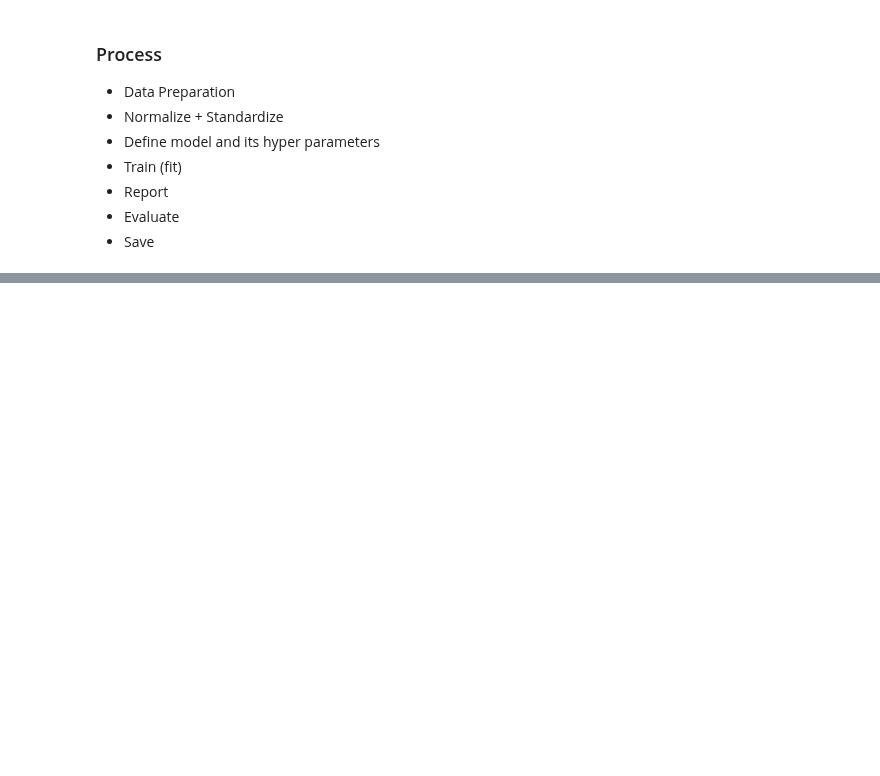
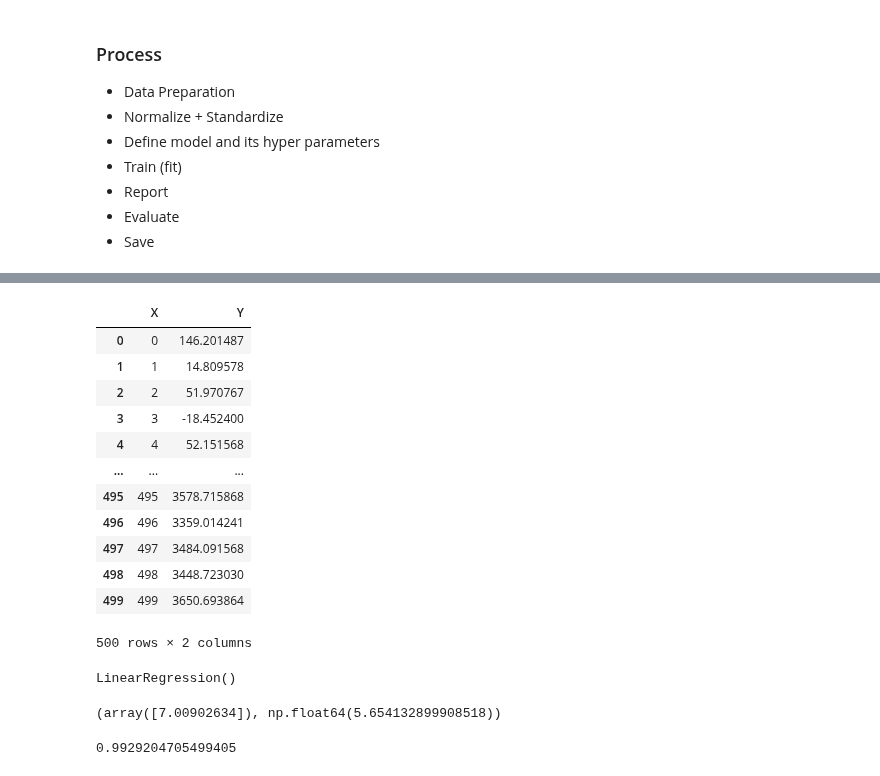
Before and after one commit to TahaT80/AI, a Jupyter notebook: part4_Machine Learning/main.ipynb, the cells around one changed output, grey strips where cells are left out. Cells and saved outputs as stored; diff of their text form; code cells hidden in the pictures; blank space fills up the shorter version.

```diff
--- a/part4_Machine Learning/main.ipynb
+++ b/part4_Machine Learning/main.ipynb
@@ -130,0 +178,16 @@ from sklearn.linear_model import  LinearRegression
+# %%
+pd.DataFrame({'X' :x,"Y":y})
+# %% [output]
+|  | X | Y |
+| 0 | 0 | 146.201487 |
+| 1 | 1 | 14.809578 |
+| 2 | 2 | 51.970767 |
+| 3 | 3 | -18.452400 |
+| 4 | 4 | 52.151568 |
+| ... | ... | ... |
+| 495 | 495 | 3578.715868 |
+| 496 | 496 | 3359.014241 |
+| 497 | 497 | 3484.091568 |
+| 498 | 498 | 3448.723030 |
+| 499 | 499 | 3650.693864 |
+500 rows × 2 columns
@@ -130,0 +196,15 @@ from sklearn.linear_model import  LinearRegression
+# %%
+model.fit(x.reshape(-1,1),y)
+
+# sample_weight  وزن فیچر ها
+# %% [output]
+LinearRegression()
+# %%
+model.coef_,model.intercept_
+# %% [output]
+(array([7.00902634]), np.float64(5.654132899908518))
+# %%
+model.score(x.reshape(-1,1),y) # روش پیشفرض ارزیابی عددی مدل را اجرا و خروجی میدهد
+# r2
+# %% [output]
+0.9929204705499405
```
Also changed, not shown: parts of 9 cells of this notebook, 1 other file.
